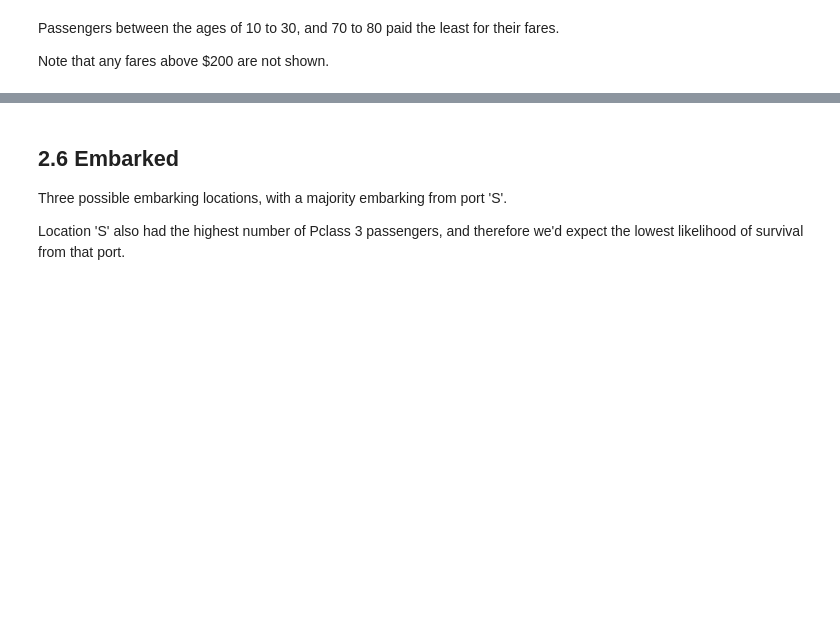
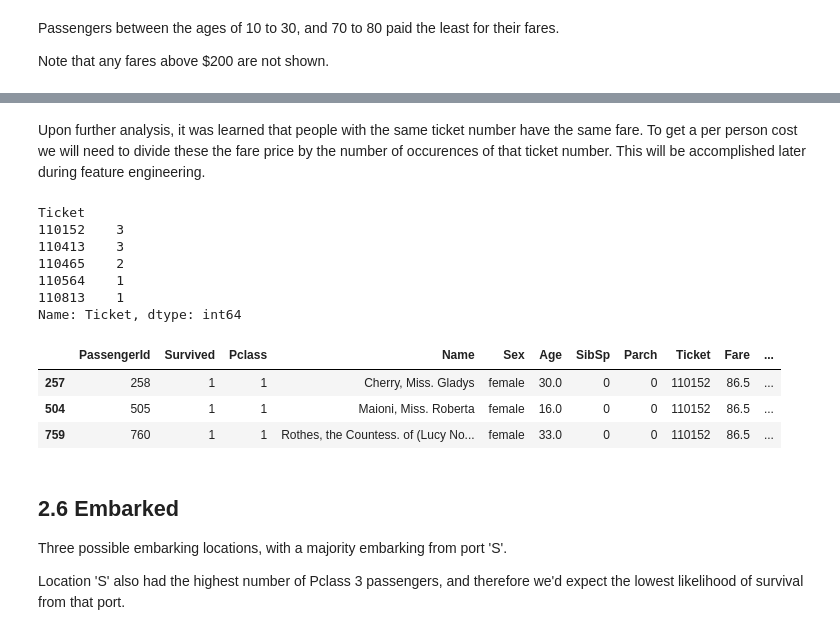
Before and after one commit to arsalanfardi/Titanic-Survival-Prediction, a Jupyter notebook: Titanic_Survival_Prediction.ipynb, the cells around one changed output, grey strips where cells are left out. Saved outputs shown, nothing was run; the diff lists cells and outputs as text; code cells hidden in the pictures; blank space fills up the shorter version.

```diff
--- a/Titanic_Survival_Prediction.ipynb
+++ b/Titanic_Survival_Prediction.ipynb
@@ -276,3 +287,22 @@ ax.set(ylim=(0,200));
+# %% [markdown]
+Upon further analysis, it was learned that people with the same ticket number have the same fare. To get a per person cost we will need to divide these the fare price by the number of occurences of that ticket number. This will be accomplished later during feature engineering.
+# %%
+# Example with passengers with the same ticket number
+tickets = df.groupby(['Ticket'])['Ticket'].count()
+print(tickets.head(), '\n')
+df[df['Ticket']=='110152']
+# %% [output]
+Ticket
+110152    3
+110413    3
+110465    2
+110564    1
+110813    1
+Name: Ticket, dtype: int64
+|  | PassengerId | Survived | Pclass | Name | Sex | Age | SibSp | Parch | Ticket | Fare | ... |
+| 257 | 258 | 1 | 1 | Cherry, Miss. Gladys | female | 30.0 | 0 | 0 | 110152 | 86.5 | ... |
+| 504 | 505 | 1 | 1 | Maioni, Miss. Roberta | female | 16.0 | 0 | 0 | 110152 | 86.5 | ... |
+| 759 | 760 | 1 | 1 | Rothes, the Countess. of (Lucy No... | female | 33.0 | 0 | 0 | 110152 | 86.5 | ... |
 # %% [markdown]
 ## 2.6 Embarked
 
```
Also changed, not shown: parts of 22 cells of this notebook, 19 other files.
